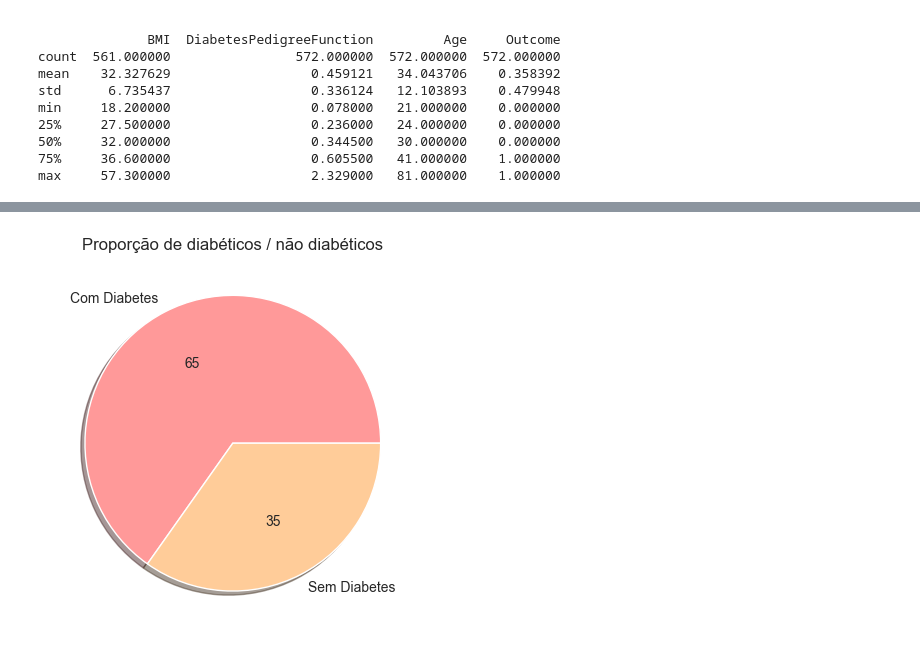
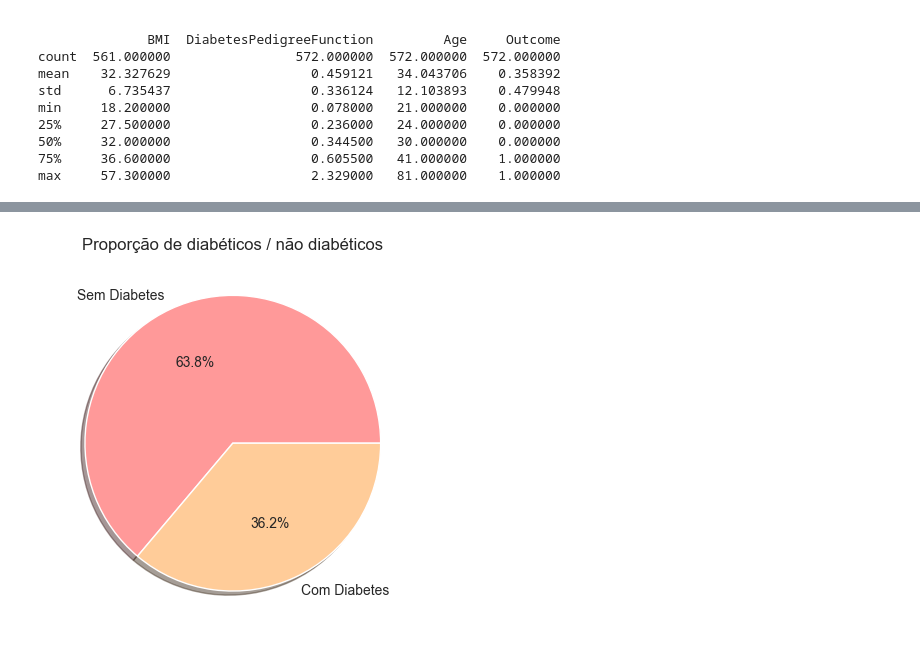
Before and after one commit to jhonataT/MachineLearningClass, a Jupyter notebook: main.ipynb, the cells around one changed output, grey strips where cells are left out. Cells and saved outputs as stored; diff of their text form; code cells hidden in the pictures.

```diff
--- a/main.ipynb
+++ b/main.ipynb
@@ -106,6 +152,7 @@ def dropOutliers(data, columnName):
 
   return dataWithoutOutliers;
 
-dataWithoutOutliers = dropOutliers(data, 'DiabetesPedigreeFunction');
+# dataWithoutOutliers = dropOutliers(data, 'DiabetesPedigreeFunction');
+dataWithoutOutliers = data;
 plotBoxPlot(dataWithoutOutliers['DiabetesPedigreeFunction'], ['DiabetesPedigreeFunction']);
 # %% [output]
@@ -130,20 +160,20 @@ plotBoxPlot(dataWithoutOutliers['DiabetesPedigreeFunction'], ['DiabetesPedigreeF
 # %%
 # Referência: https://medium.com/@kvnamipara/a-better-visualisation-of-pie-charts-by-matplotlib-935b7667d77f
 # Proporção de diabéticos / não diabéticos:
 def getOutcomeDetails(data):
   plt.pie(
     data.Outcome.value_counts(),
-    labels= ['Com Diabetes', 'Sem Diabetes'],
-    autopct='%.f',
+    labels= ['Sem Diabetes', 'Com Diabetes'],
+    autopct='%1.1f%%',
     shadow=True,
     colors = ['#ff9999','#ffcc99']
   );
   plt.title('Proporção de diabéticos / não diabéticos')
   plt.show()
 
 getOutcomeDetails(dataWithoutOutliers);
 # %% [output]
-[figure, old version]
+[figure, new version]
 # %%
 # Função para substituir os valores vazios por média / ou mediana de uma determinada coluna:
 
```
Also changed, not shown: parts of 12 cells of this notebook, 3 other files.
